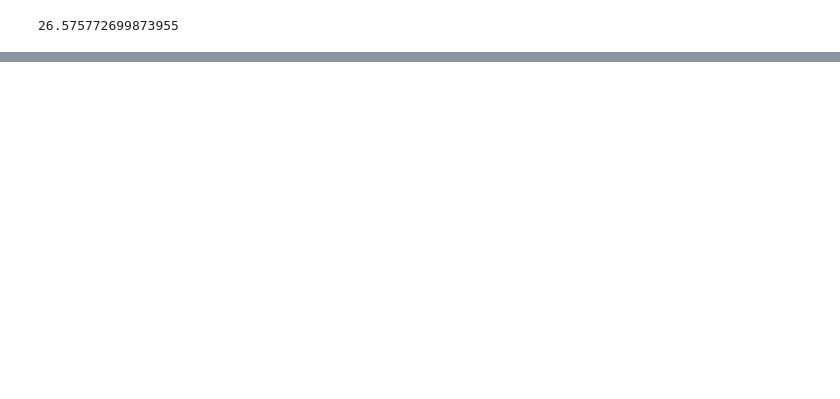
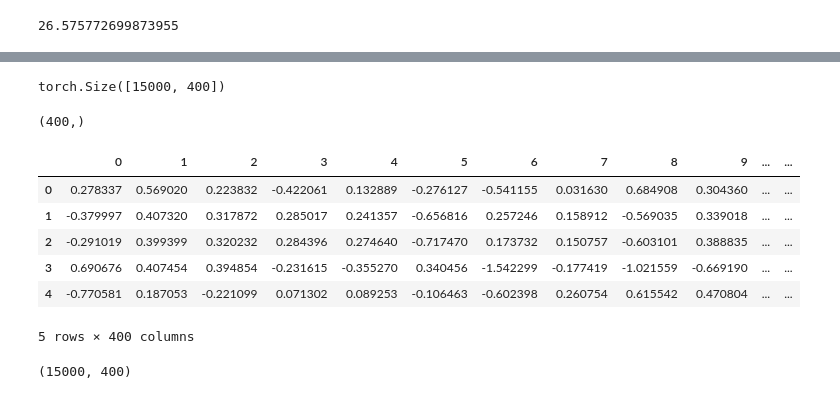
Before and after one commit to goru001/nlp-for-odia, a Jupyter notebook: language-model/Oriya_Language_Model.ipynb, the cells around one changed output, grey strips where cells are left out. Cells and saved outputs as stored; diff of their text form; code cells hidden in the pictures; blank space fills up the shorter version.

Commit message:
add embedding vectors tsv

```diff
--- a/language-model/Oriya_Language_Model.ipynb
+++ b/language-model/Oriya_Language_Model.ipynb
@@ -213,0 +242,30 @@ np.exp(3.28)
+# %%
+encoder = get_model(learn.model)[0]
+# %%
+encoder.state_dict()['encoder.weight'].shape
+# %% [output]
+torch.Size([15000, 400])
+# %%
+embeddings = encoder.state_dict()['encoder.weight']
+# %%
+embeddings = np.array(embeddings)
+# %%
+embeddings[0].shape
+# %% [output]
+(400,)
+# %%
+df = pd.DataFrame(embeddings)
+# %%
+df.head()
+# %% [output]
+|  | 0 | 1 | 2 | 3 | 4 | 5 | 6 | 7 | 8 | 9 | ... | ... |
+| 0 | 0.278337 | 0.569020 | 0.223832 | -0.422061 | 0.132889 | -0.276127 | -0.541155 | 0.031630 | 0.684908 | 0.304360 | ... | ... |
+| 1 | -0.379997 | 0.407320 | 0.317872 | 0.285017 | 0.241357 | -0.656816 | 0.257246 | 0.158912 | -0.569035 | 0.339018 | ... | ... |
+| 2 | -0.291019 | 0.399399 | 0.320232 | 0.284396 | 0.274640 | -0.717470 | 0.173732 | 0.150757 | -0.603101 | 0.388835 | ... | ... |
+| 3 | 0.690676 | 0.407454 | 0.394854 | -0.231615 | -0.355270 | 0.340456 | -1.542299 | -0.177419 | -1.021559 | -0.669190 | ... | ... |
+| 4 | -0.770581 | 0.187053 | -0.221099 | 0.071302 | 0.089253 | -0.106463 | -0.602398 | 0.260754 | 0.615542 | 0.470804 | ... | ... |
+5 rows × 400 columns
+# %%
+df.shape
+# %% [output]
+(15000, 400)
```
Also changed, not shown: parts of 21 cells of this notebook, 6 other files.
